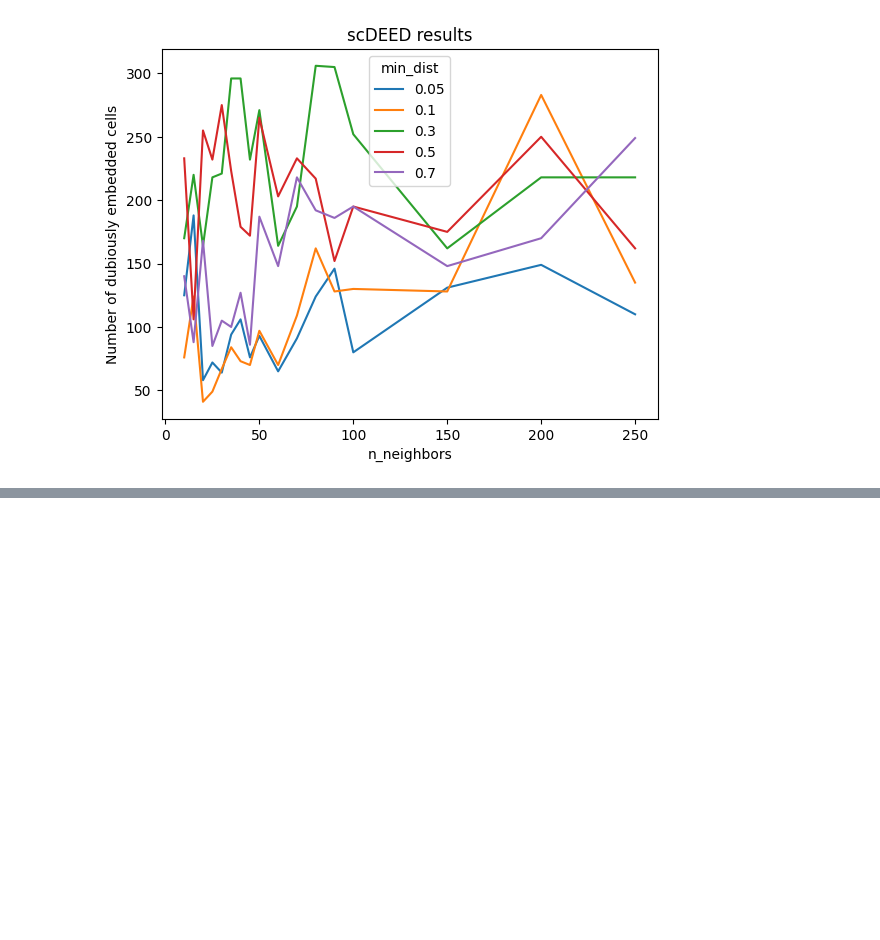
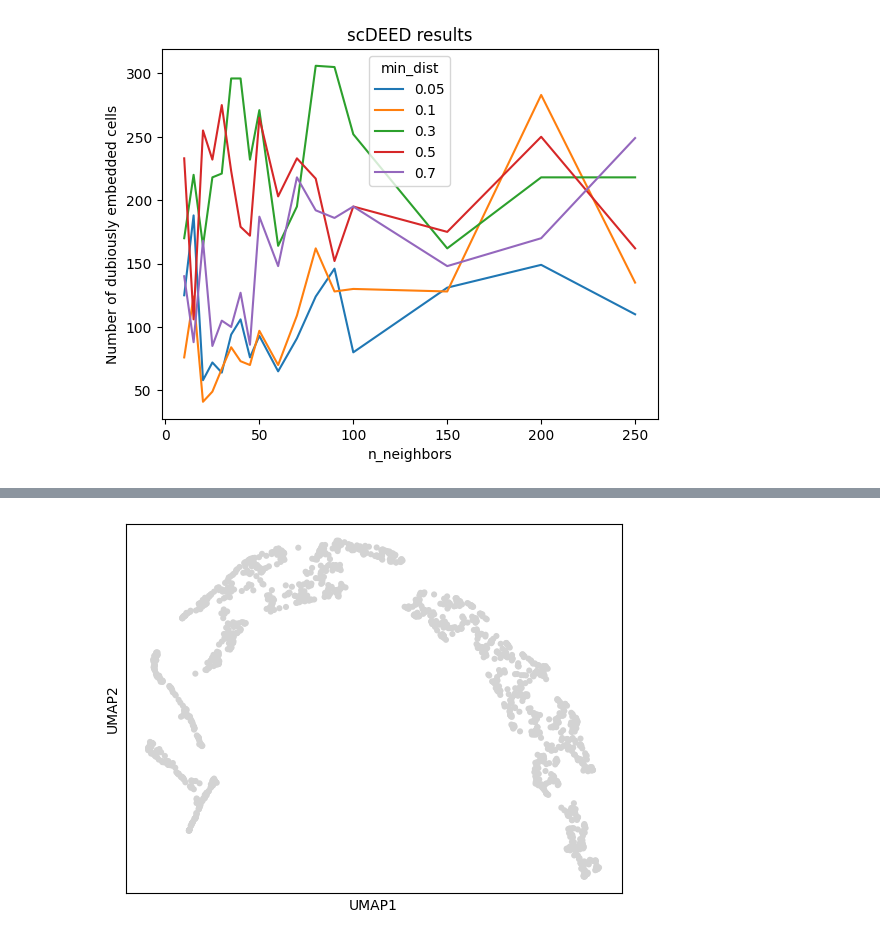
Before and after one commit to sfohr/msc_thesis, a Jupyter notebook: application/analysis/S3_NMD_vs_PCA_raw_counts.ipynb, the cells around one changed output, grey strips where cells are left out. Drawn from its saved outputs; the diff is of its cells as text; code cells hidden in the pictures; blank space fills up the shorter version.

```diff
--- a/application/analysis/S3_NMD_vs_PCA_raw_counts.ipynb
+++ b/application/analysis/S3_NMD_vs_PCA_raw_counts.ipynb
@@ -683,0 +861,26 @@ plt.show()
+# %%
+init_strat = InitializationStrategy.KNOWN_MATRIX
+kernel_strat = KernelStrategy.MOMENTUM_3_BLOCK_MODEL_FREE
+
+kernel_params_train = kernelInputTypes.Momentum3BlockAdditionalParameters(
+    momentum_beta=beta_opt,
+    candidate_factor_W0=W0_train,
+    candidate_factor_H0=H0_train,
+)
+
+kernel_params_test = kernelInputTypes.Momentum3BlockAdditionalParameters(
+    momentum_beta=beta_opt,
+    candidate_factor_W0=W0_test,
+    candidate_factor_H0=H0_test,
+)
+# %%
+nmd_result_train = nmd.decompose(
+    X_train,
+    int(k_opt),
+    kernel_strategy=kernel_strat,
+    initialization=init_strat,
+    kernel_params=kernel_params_train,
+    manual_max_iterations=200,
+    verbose=True,
+    tolerance=None,
+)
@@ -683,0 +910,9 @@ plt.show()
+# %%
+data_train.obsm["X_nmd"] = nmd_result_train.factors[0]
+data_test.obsm["X_nmd"] = nmd_result_test.factors[0]
+
+data_train.varm["nmd_components"] = nmd_result_train.factors[1].T
+data_test.varm["nmd_components"] = nmd_result_test.factors[1].T
+
+data_train.layers["Theta"] = nmd_result_train.factors[0] @ nmd_result_train.factors[1]
+data_test.layers["Theta"] = nmd_result_test.factors[0] @ nmd_result_test.factors[1]
@@ -683,0 +975,4 @@ plt.show()
+# %%
+sc.pl.umap(data_train, neighbors_key="NMD")
+# %% [output]
+[figure, added]
```
Also changed, not shown: parts of 42 cells of this notebook, 2 other files.
